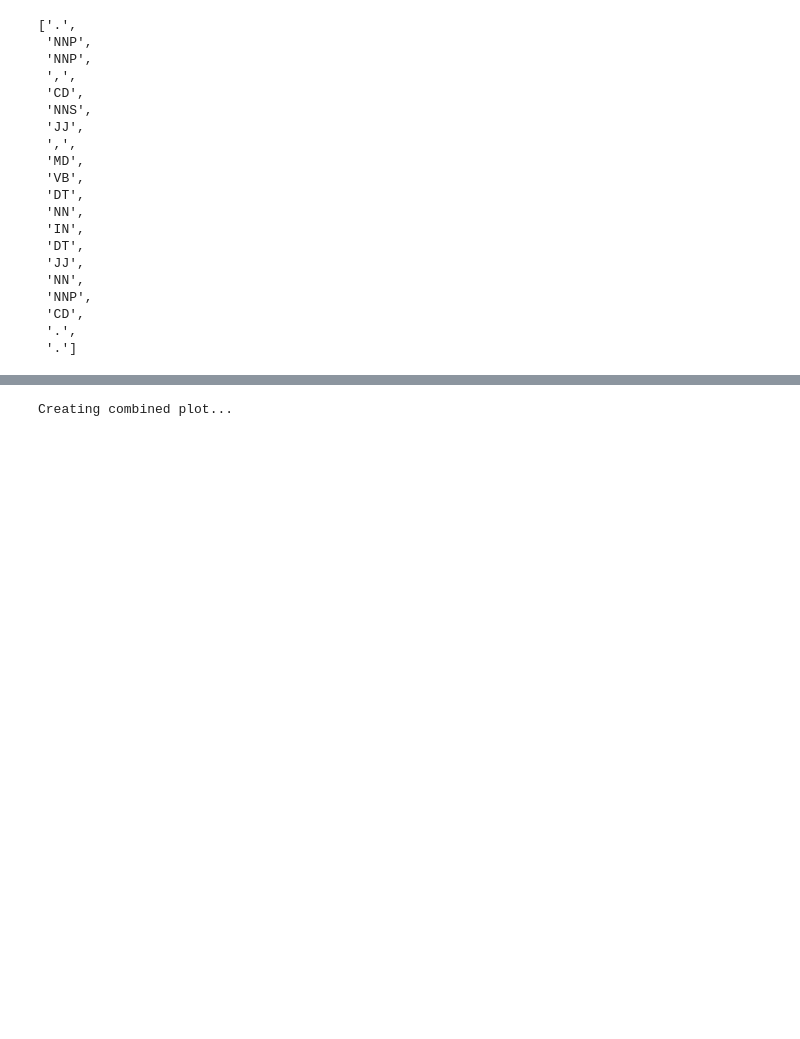
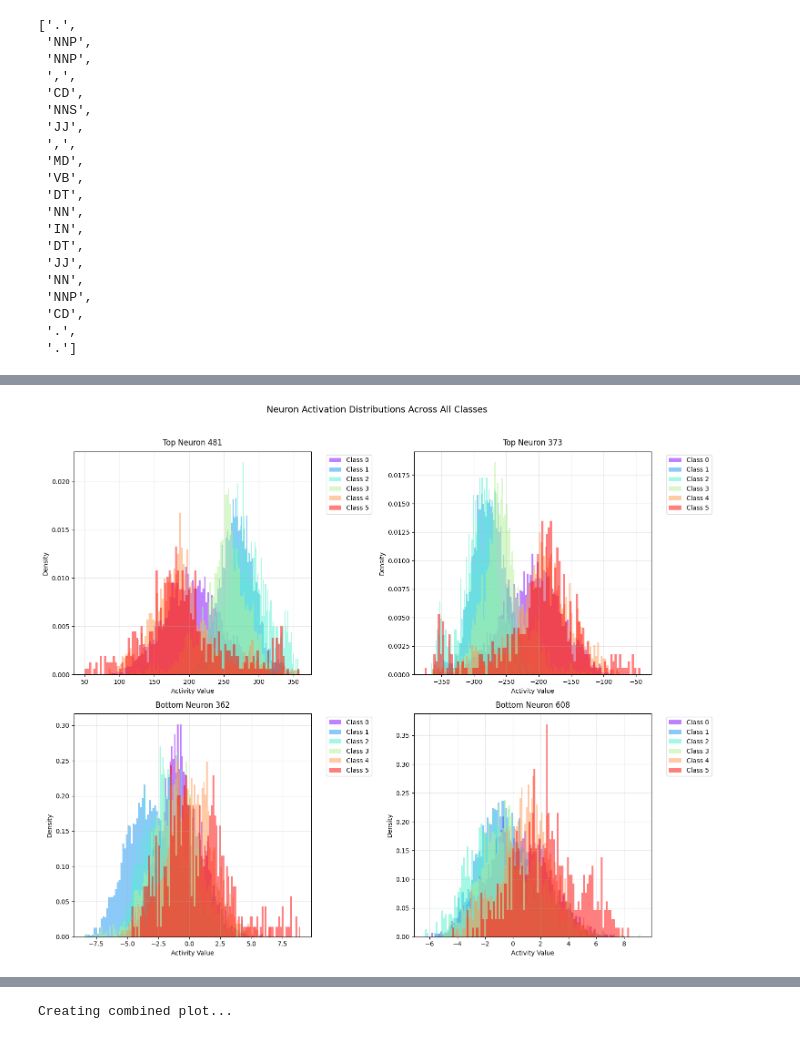
Before and after one commit to MuhammadUmairHaider/Consistency, a Jupyter notebook: pos.ipynb, the cells around one changed output, grey strips where cells are left out. Cells and saved outputs as stored; diff of their text form; code cells hidden in the pictures; blank space fills up the shorter version.

```diff
--- a/pos.ipynb
+++ b/pos.ipynb
@@ -591,0 +767,73 @@ import pickle
+# %%
+import numpy as np
+import matplotlib.pyplot as plt
+
+# Get mean absolute values for neurons from first class
+fc_class1 = np.array(all_fc_vals[0])
+mean_class1 = np.mean(np.abs(fc_class1), axis=0)
+
+# Sort neurons based on class 1 mean absolute values
+sorted_neurons = np.argsort(mean_class1)
+
+# Get indices for top 2 and bottom 2 neurons
+top_neurons = sorted_neurons[-2:]  # Top 2
+bottom_neurons = sorted_neurons[:2]  # Bottom 2
+selected_neurons = np.concatenate([top_neurons, bottom_neurons])
+
+# Create figure with 2x2 subplots
+fig, axs = plt.subplots(2, 2, figsize=(15, 12))
+axs = axs.ravel()
+
+# Define colors for each class
+num_classes = len(all_fc_vals)
+colors = plt.cm.rainbow(np.linspace(0, 1, num_classes))
+
+# Plot distributions for each selected neuron
+for idx, neuron_idx in enumerate(selected_neurons):
+    # Plot distributions for all classes
+    for class_idx in range(num_classes):
+        # Get current class data
+        class_data = np.array(all_fc_vals[class_idx])
+        dist_class = [n[neuron_idx] for n in class_data]
+
+        # Create histogram for current class
+        axs[idx].hist(dist_class,
+                     bins=100,
+                     density=True,
+                     alpha=0.5,
+                     color=colors[class_idx],
+                     label=f'Class {class_idx}')
+
+    # Add title indicating neuron index and whether it's top/bottom
+    if idx < 2:
+        title = f"Top Neuron {neuron_idx}"
+    else:
+        title = f"Bottom Neuron {neuron_idx}"
+    axs[idx].set_title(title, fontsize=12, pad=10)
+
+    # Add labels and legend
+    axs[idx].set_xlabel('Activity Value', fontsize=10)
+    axs[idx].set_ylabel('Density', fontsize=10)
+    axs[idx].legend(bbox_to_anchor=(1.05, 1), loc='upper left')
+
+    # Add grid for better readability
+    axs[idx].grid(True, alpha=0.3)
+
+# Add overall title
+fig.suptitle('Neuron Activation Distributions Across All Classes',
+             fontsize=14,
+             y=1.02)
+
+# Adjust layout to prevent overlap
+plt.tight_layout()
+
+# Save figure with high resolution
+plt.savefig("multiple_neuron_dist_all_classes.pdf",
+            format="pdf",
+            bbox_inches='tight',
+            dpi=600)
+
+# Show plot
+plt.show()
+# %% [output]
+[figure, added]
```
Also changed, not shown: parts of 18 cells of this notebook, 19 other files.
